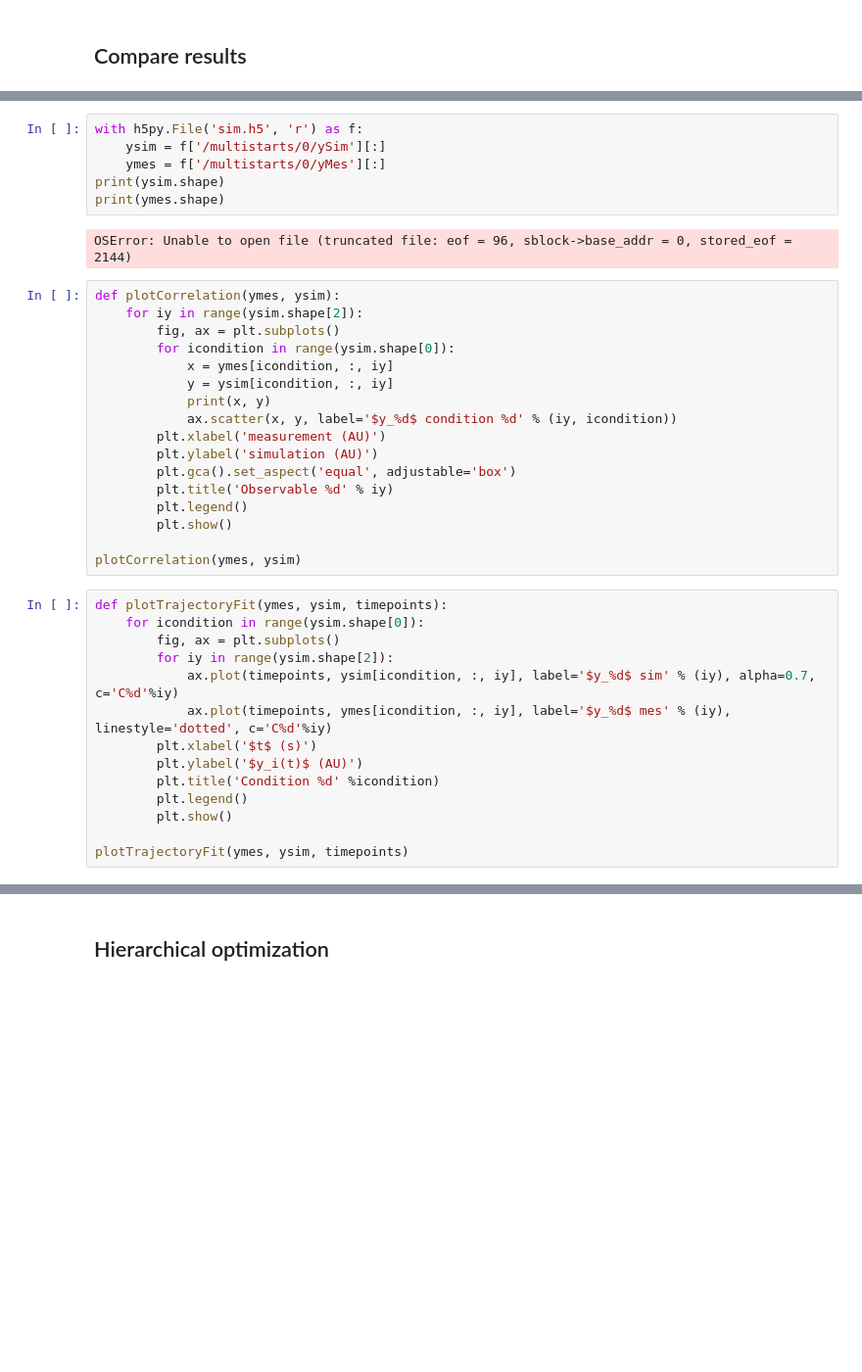
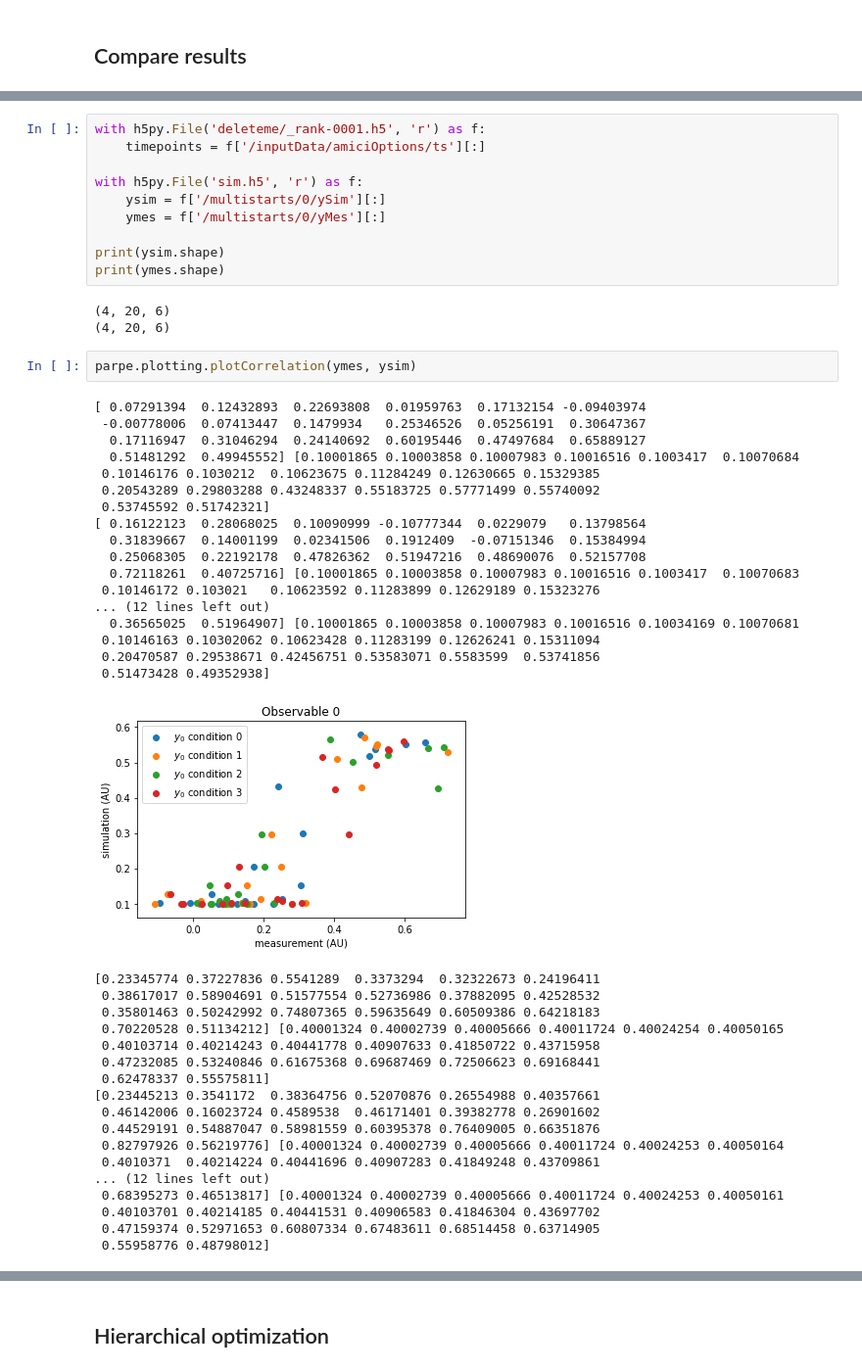
Before and after one commit to ICB-DCM/parPE, a Jupyter notebook: amici/examples/steadystate/parpeExampleSteadystate.ipynb, the cells around one changed output, grey strips where cells are left out. Shown at 98% size. Saved outputs shown, nothing was run; the diff lists cells and outputs as text; blank space fills up the shorter version.

```diff
--- a/amici/examples/steadystate/parpeExampleSteadystate.ipynb
+++ b/amici/examples/steadystate/parpeExampleSteadystate.ipynb
@@ -540,39 +241,51 @@ Aborted (core dumped)
 # %%
+with h5py.File('deleteme/_rank-0001.h5', 'r') as f:
+    timepoints = f['/inputData/amiciOptions/ts'][:]
+
 with h5py.File('sim.h5', 'r') as f:
     ysim = f['/multistarts/0/ySim'][:]
     ymes = f['/multistarts/0/yMes'][:]
+
 print(ysim.shape)
 print(ymes.shape)
 # %% [output]
-OSError: Unable to open file (truncated file: eof = 96, sblock->base_addr = 0, stored_eof = 2144)
+(4, 20, 6)
+(4, 20, 6)
-# %%
-def plotCorrelation(ymes, ysim):
-    for iy in range(ysim.shape[2]):
-        fig, ax = plt.subplots()
-        for icondition in range(ysim.shape[0]):
-            x = ymes[icondition, :, iy]
-            y = ysim[icondition, :, iy]
-            print(x, y)
-            ax.scatter(x, y, label='$y_%d$ condition %d' % (iy, icondition))
-        plt.xlabel('measurement (AU)')
-        plt.ylabel('simulation (AU)')
-        plt.gca().set_aspect('equal', adjustable='box')
-        plt.title('Observable %d' % iy)
-        plt.legend()
-        plt.show()
-
-plotCorrelation(ymes, ysim)
-# %%
-def plotTrajectoryFit(ymes, ysim, timepoints):
-    for icondition in range(ysim.shape[0]):
-        fig, ax = plt.subplots()
-        for iy in range(ysim.shape[2]):
-            ax.plot(timepoints, ysim[icondition, :, iy], label='$y_%d$ sim' % (iy), alpha=0.7, c='C%d'%iy)
-            ax.plot(timepoints, ymes[icondition, :, iy], label='$y_%d$ mes' % (iy), linestyle='dotted', c='C%d'%iy)
-        plt.xlabel('$t$ (s)')
-        plt.ylabel('$y_i(t)$ (AU)')
-        plt.title('Condition %d' %icondition)
-        plt.legend()
-        plt.show()
-
-plotTrajectoryFit(ymes, ysim, timepoints)
+# %%
+parpe.plotting.plotCorrelation(ymes, ysim)
+# %% [output]
+[ 0.07291394  0.12432893  0.22693808  0.01959763  0.17132154 -0.09403974
+ -0.00778006  0.07413447  0.1479934   0.25346526  0.05256191  0.30647367
+  0.17116947  0.31046294  0.24140692  0.60195446  0.47497684  0.65889127
+  0.51481292  0.49945552] [0.10001865 0.10003858 0.10007983 0.10016516 0.1003417  0.10070684
+ 0.10146176 0.1030212  0.10623675 0.11284249 0.12630665 0.15329385
+ 0.20543289 0.29803288 0.43248337 0.55183725 0.57771499 0.55740092
+ 0.53745592 0.51742321]
+[ 0.16122123  0.28068025  0.10090999 -0.10777344  0.0229079   0.13798564
+  0.31839667  0.14001199  0.02341506  0.1912409  -0.07151346  0.15384994
+  0.25068305  0.22192178  0.47826362  0.51947216  0.48690076  0.52157708
+  0.72118261  0.40725716] [0.10001865 0.10003858 0.10007983 0.10016516 0.1003417  0.10070683
+ 0.10146172 0.103021   0.10623592 0.11283899 0.12629189 0.15323276
+... (12 lines left out)
+  0.36565025  0.51964907] [0.10001865 0.10003858 0.10007983 0.10016516 0.10034169 0.10070681
+ 0.10146163 0.10302062 0.10623428 0.11283199 0.12626241 0.15311094
+ 0.20470587 0.29538671 0.42456751 0.53583071 0.5583599  0.53741856
+ 0.51473428 0.49352938]
+[figure, added]
+[0.23345774 0.37227836 0.5541289  0.3373294  0.32322673 0.24196411
+ 0.38617017 0.58904691 0.51577554 0.52736986 0.37882095 0.42528532
+ 0.35801463 0.50242992 0.74807365 0.59635649 0.60509386 0.64218183
+ 0.70220528 0.51134212] [0.40001324 0.40002739 0.40005666 0.40011724 0.40024254 0.40050165
+ 0.40103714 0.40214243 0.40441778 0.40907633 0.41850722 0.43715958
+ 0.47232085 0.53240846 0.61675368 0.69687469 0.72506623 0.69168441
+ 0.62478337 0.55575811]
+[0.23445213 0.3541172  0.38364756 0.52070876 0.26554988 0.40357661
+ 0.46142006 0.16023724 0.4589538  0.46171401 0.39382778 0.26901602
+ 0.44529191 0.54887047 0.58981559 0.60395378 0.76409005 0.66351876
+ 0.82797926 0.56219776] [0.40001324 0.40002739 0.40005666 0.40011724 0.40024253 0.40050164
+ 0.4010371  0.40214224 0.40441696 0.40907283 0.41849248 0.43709861
+... (12 lines left out)
+ 0.68395273 0.46513817] [0.40001324 0.40002739 0.40005666 0.40011724 0.40024253 0.40050161
+ 0.40103701 0.40214185 0.40441531 0.40906583 0.41846304 0.43697702
+ 0.47159374 0.52971653 0.60807334 0.67483611 0.68514458 0.63714905
+ 0.55958776 0.48798012]
```
Also changed, not shown: parts of 46 cells of this notebook, 4 other files.
